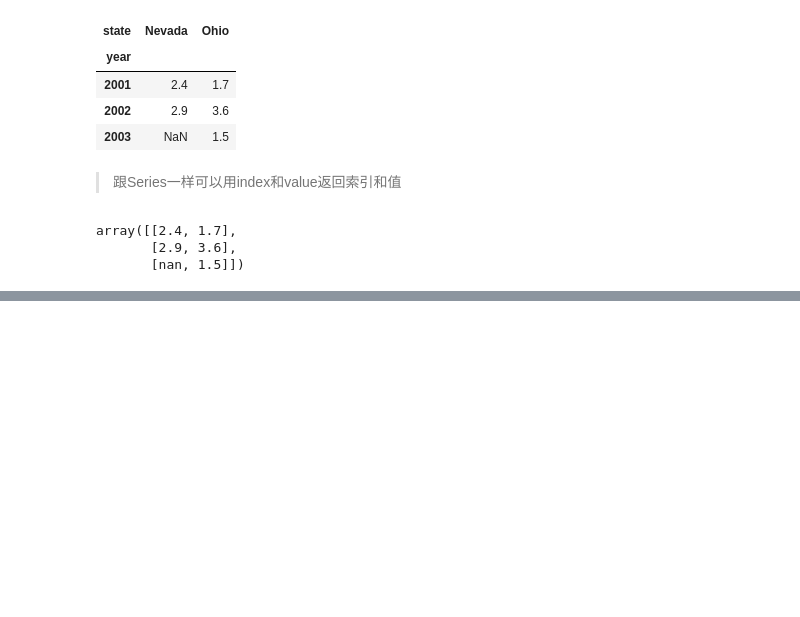
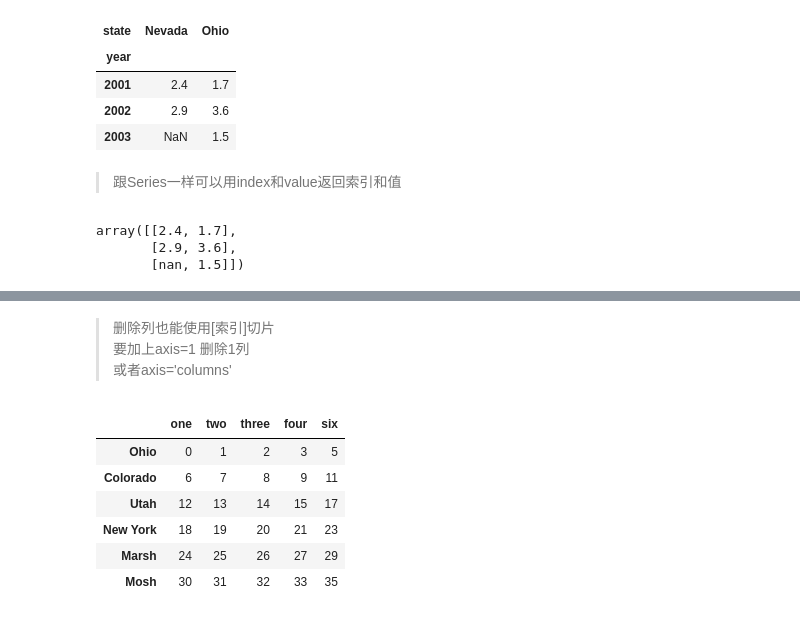
Before and after one commit to jaling9/PythonDataAnalysis, a Jupyter notebook: 05 Pandas_Notes.ipynb, the cells around one changed output, grey strips where cells are left out. Cells and saved outputs as stored; diff of their text form; code cells hidden in the pictures; blank space fills up the shorter version.

```diff
--- a/05 Pandas_Notes.ipynb
+++ b/05 Pandas_Notes.ipynb
@@ -260,0 +443,14 @@ array([[2.4, 1.7],
+# %% [markdown]
+> 删除列也能使用[索引]切片
+> 要加上axis=1 删除1列
+> 或者axis='columns'
+# %%
+data.drop('five', axis=1)
+# %% [output]
+|  | one | two | three | four | six |
+| Ohio | 0 | 1 | 2 | 3 | 5 |
+| Colorado | 6 | 7 | 8 | 9 | 11 |
+| Utah | 12 | 13 | 14 | 15 | 17 |
+| New York | 18 | 19 | 20 | 21 | 23 |
+| Marsh | 24 | 25 | 26 | 27 | 29 |
+| Mosh | 30 | 31 | 32 | 33 | 35 |
```
Also changed, not shown: parts of 88 cells of this notebook, 1 other file.
